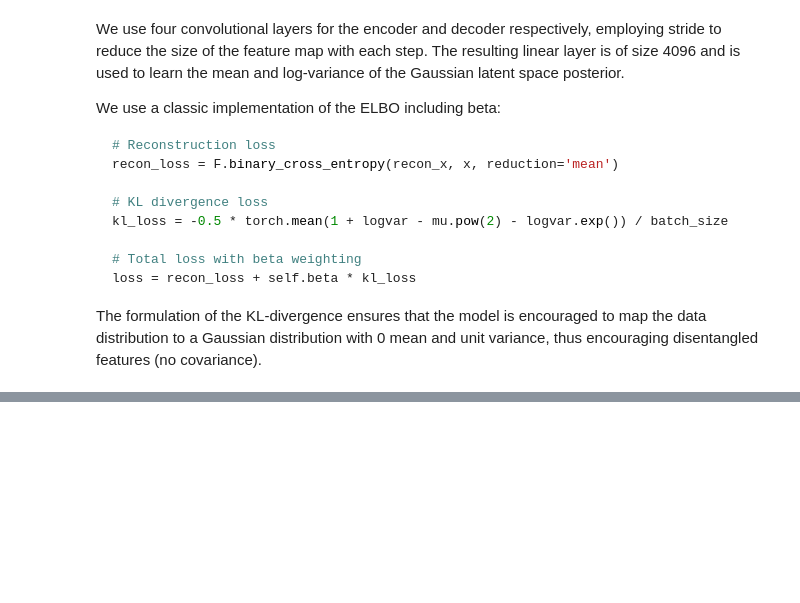
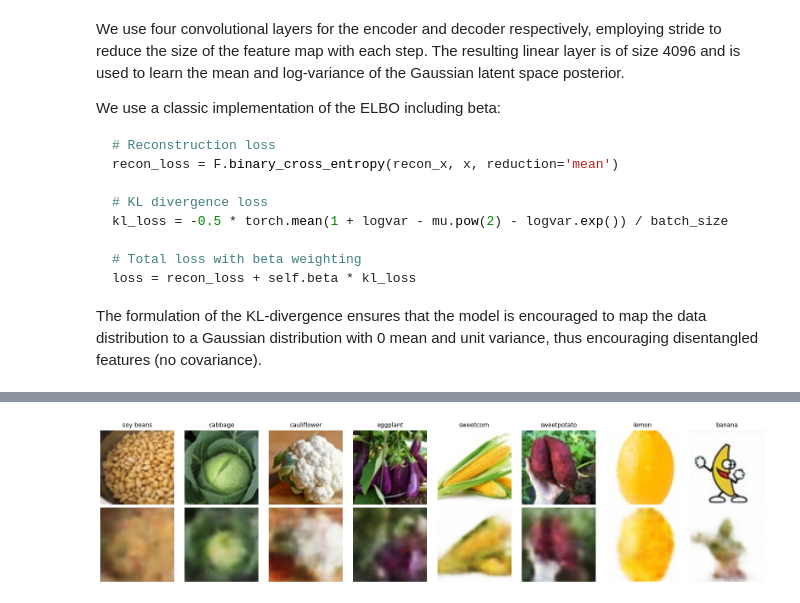
Before and after one commit to frederikdammeier/unipd-cognition-computation, a Jupyter notebook: main.ipynb, the cells around one changed output, grey strips where cells are left out. Saved outputs shown, nothing was run; the diff lists cells and outputs as text; code cells hidden in the pictures; blank space fills up the shorter version.

Commit message:
reconstructed examples

```diff
--- a/main.ipynb
+++ b/main.ipynb
@@ -190,0 +239,6 @@ The formulation of the KL-divergence ensures that the model is encouraged to map
+# %%
+# we now use our previously instantiated VAE to load the trained weights:
+import torch
+vae.load_state_dict(torch.load("checkpoints/vae_final.pt"))
+device = 'cuda' if torch.cuda.is_available() else 'cpu'
+vae = vae.to(device)
@@ -190,0 +250,39 @@ The formulation of the KL-divergence ensures that the model is encouraged to map
+# %%
+# Create a dataloader for the training set (equivalent for validation/test sets)
+val_dl = ImageDataLoader.create_dataloader(
+    "./data/resized64/versions/8/validation", batch_size=8, shuffle=True, num_workers=4,
+)
+
+# get one batch from the dataloader
+batch = next(iter(val_dl))
+imgs, targets = batch[0], batch[1]
+
+imgs = imgs.to(device)
+
+with torch.no_grad():
+    reconstructed_imgs, _, _, _ = vae(imgs)
+
+# move tensors to cpu for visualization
+reconstructed_imgs = reconstructed_imgs.cpu()
+imgs_cpu = imgs.cpu()
+
+# plot grid: 2 rows x 8 columns (first row: ground truth, second row: reconstructions)
+n_cols = 8
+fig, axs = plt.subplots(2, n_cols, figsize=(16, 4))
+for col in range(n_cols):
+    # original
+    orig_pil = ToPILImage()(imgs_cpu[col])
+    axs[0, col].imshow(orig_pil)
+    axs[0, col].axis('off')
+    # reconstructed
+    recon_pil = ToPILImage()(reconstructed_imgs[col])
+    axs[1, col].imshow(recon_pil)
+    axs[1, col].axis('off')
+    # label column by class (on the top subplot)
+    cls_name = idx_to_class.get(int(targets[col]), '') if targets is not None else ''
+    axs[0, col].set_title(cls_name, fontsize=10)
+
+plt.tight_layout()
+plt.show()
+# %% [output]
+[figure, added]
```
Also changed, not shown: parts of 7 cells of this notebook.
